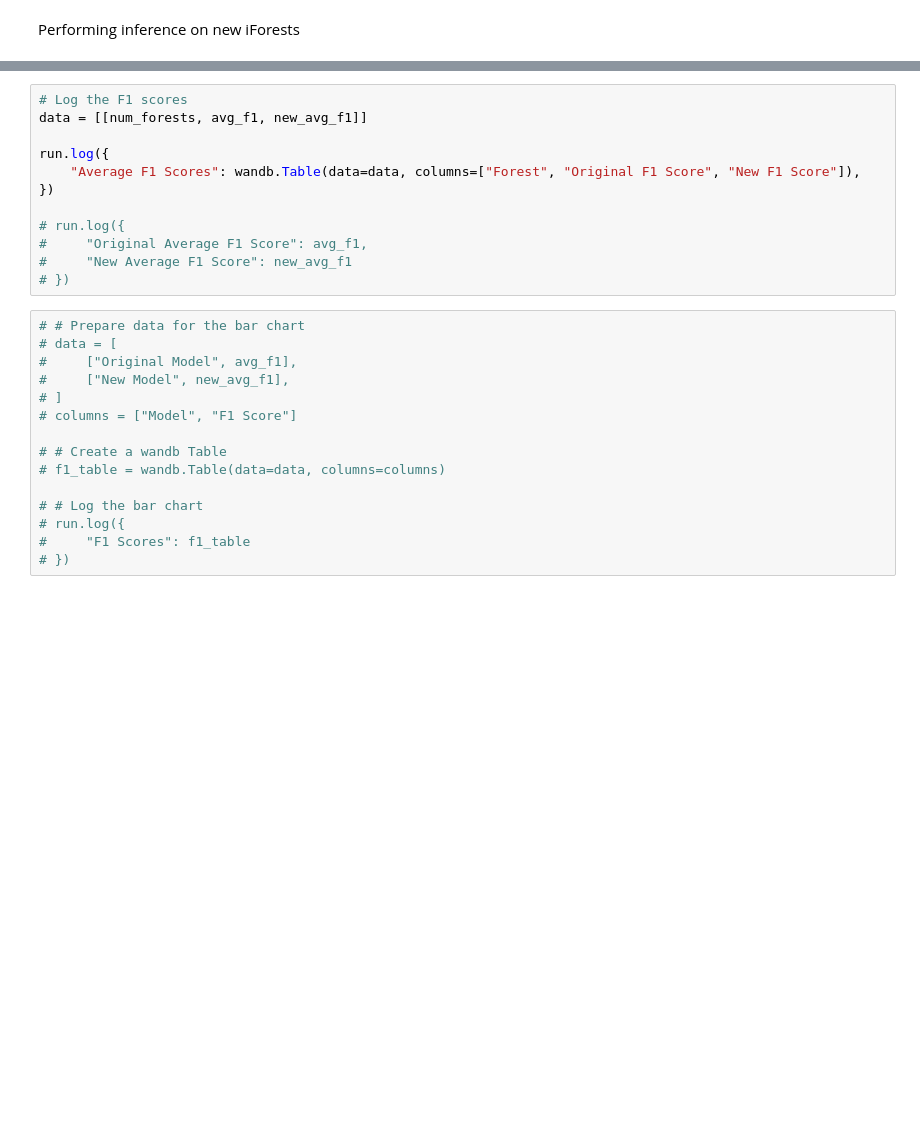
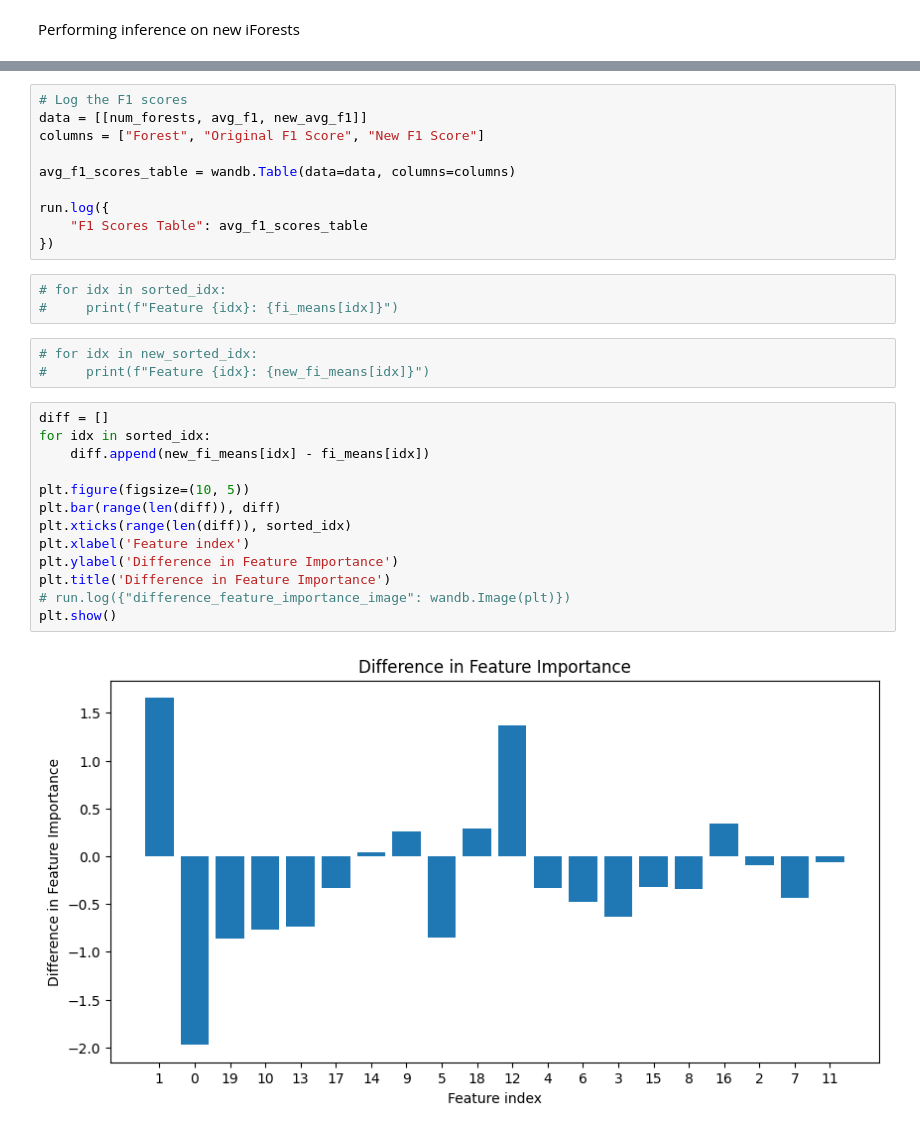
Before and after one commit to SansonSebastiano/Master-Thesis, a Jupyter notebook: important_features_usage.ipynb, the cells around one changed output, grey strips where cells are left out. Saved outputs shown, nothing was run; the diff lists cells and outputs as text; blank space fills up the shorter version.

```diff
--- a/important_features_usage.ipynb
+++ b/important_features_usage.ipynb
@@ -527,30 +477,34 @@ run.log({"Number of Estimators Table in the new model": num_estimators_table})
 # %%
 # Log the F1 scores
 data = [[num_forests, avg_f1, new_avg_f1]]
+columns = ["Forest", "Original F1 Score", "New F1 Score"]
+
+avg_f1_scores_table = wandb.Table(data=data, columns=columns)
 
 run.log({
-    "Average F1 Scores": wandb.Table(data=data, columns=["Forest", "Original F1 Score", "New F1 Score"]),
+    "F1 Scores Table": avg_f1_scores_table
 })
-
-# run.log({
-#     "Original Average F1 Score": avg_f1,
-#     "New Average F1 Score": new_avg_f1
-# })
-# %%
-# # Prepare data for the bar chart
-# data = [
-#     ["Original Model", avg_f1],
-#     ["New Model", new_avg_f1],
-# ]
-# columns = ["Model", "F1 Score"]
-
-# # Create a wandb Table
-# f1_table = wandb.Table(data=data, columns=columns)
-
-# # Log the bar chart
-# run.log({
-#     "F1 Scores": f1_table
-# })
+# %%
+# for idx in sorted_idx:
+#     print(f"Feature {idx}: {fi_means[idx]}")
+# %%
+# for idx in new_sorted_idx:
+#     print(f"Feature {idx}: {new_fi_means[idx]}")
+# %%
+diff = []
+for idx in sorted_idx:
+    diff.append(new_fi_means[idx] - fi_means[idx])
+
+plt.figure(figsize=(10, 5))
+plt.bar(range(len(diff)), diff)
+plt.xticks(range(len(diff)), sorted_idx)
+plt.xlabel('Feature index')
+plt.ylabel('Difference in Feature Importance')
+plt.title('Difference in Feature Importance')
+# run.log({"difference_feature_importance_image": wandb.Image(plt)})
+plt.show()
+# %% [output]
+[figure, added]
 # %%
 run.finish()
 # %% [output]
```
Also changed, not shown: parts of 40 cells of this notebook, 1 other file.
